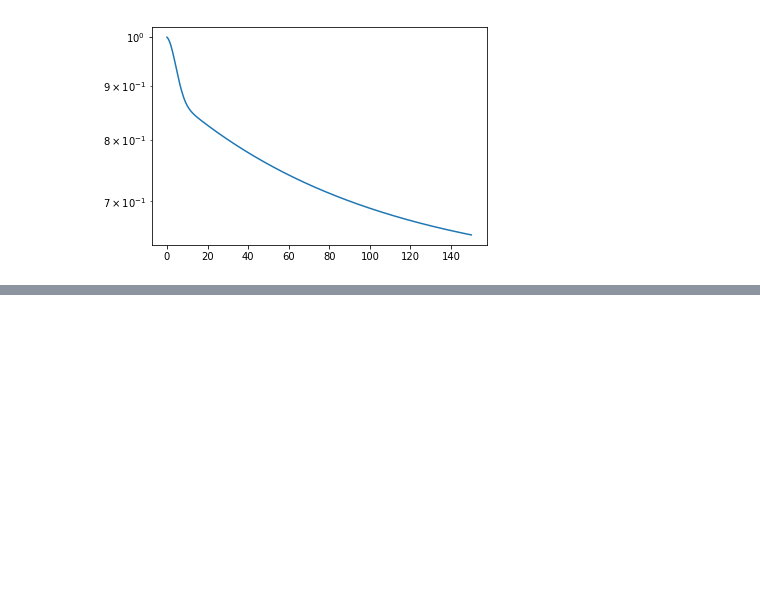
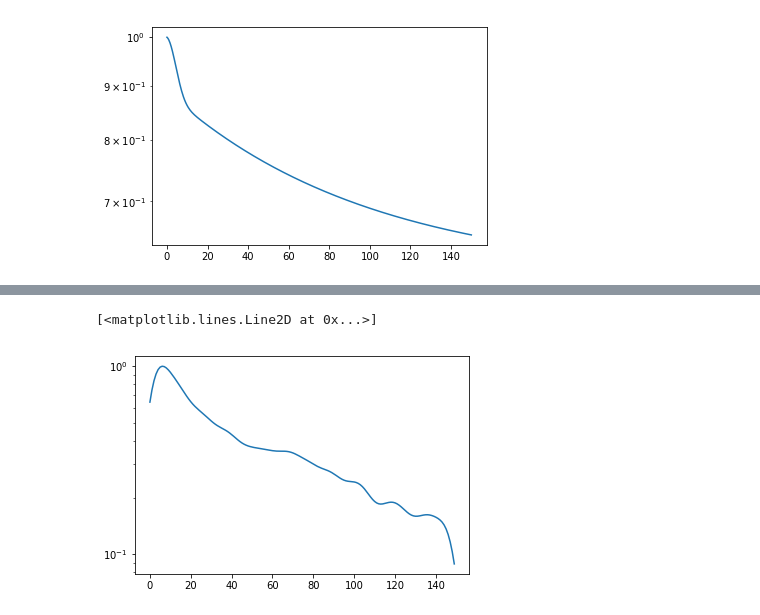
Before and after one commit to matt457/STRAW_analysis, a Jupyter notebook: Photon MC simulation.ipynb, the cells around one changed output, grey strips where cells are left out. Cells and saved outputs as stored; diff of their text form; code cells hidden in the pictures; blank space fills up the shorter version.

```diff
--- a/Photon MC simulation.ipynb
+++ b/Photon MC simulation.ipynb
@@ -233,10 +225,9 @@ def rotate(v,theta,phi):
 #         sDOM distance, and colour of light ('v'/'violet' or 'b'/'blue')
 # Output: photon arrival time (or nan if it gets absorbed)
 
-def photon_propagation(eta,sDOM_dist,c,prob_dist):
+def photon_propagation(eta,sDOM_dist,c,abs_len,scatt_len):
 
-    (scatt_len_array, scatt_len_prob, abs_len_array, abs_len_prob, m_scatt_ang_array, m_scatt_ang_prob,
-     p_scatt_ang_array, p_scatt_ang_prob) = prob_dist
+    #(m_scatt_ang_array, m_scatt_ang_prob, p_scatt_ang_array, p_scatt_ang_prob) = prob_dist
 
     # Initial conditions (origin, moving in +z direction)
     curr_pos = np.array([0, 0, 0]) # [x,y,z] in m
@@ -246,9 +237,9 @@ def photon_propagation(eta,sDOM_dist,c,prob_dist):
     flag = 0 # 0: particle still in motion; 1: particle reached detector; 2: particle absorbed
 
     while True:
-        # Distance to scattering/absorption
-        dist2scatt = np.random.choice(scatt_len_array,p=scatt_len_prob) # m
-        dist2abs = np.random.choice(abs_len_array,p=abs_len_prob) # m
+        # Distance to scattering/absorption (sampled from exponential distribution)
+        dist2scatt = np.random.exponential(scatt_len) # m
+        dist2abs = np.random.exponential(abs_len) # m
 
         # distance to detector
         dist2det = magnitude(destination - curr_pos)
@@ -267,16 +258,18 @@ def photon_propagation(eta,sDOM_dist,c,prob_dist):
             scatt_type = random()
             if scatt_type < eta:
                 # molecular scattering
-                scatt_ang = np.random.choice(m_scatt_ang_array,p=m_scatt_ang_prob)
+                #scatt_ang = np.random.choice(m_scatt_ang_array,p=m_scatt_ang_prob)
+                scatt_ang = np.interp(random(),molecular_cdf,angle_list)
             else:
                 # particulate scattering
-                scatt_ang = np.random.choice(p_scatt_ang_array,p=p_scatt_ang_prob)
+                #scatt_ang = np.random.choice(p_scatt_ang_array,p=p_scatt_ang_prob)
+                scatt_ang = np.interp(random(),particle_cdf,angle_list)
             # angles wrt direction: theta=scatt_ang and phi=2*pi*random()
             scatt_ang = np.radians(scatt_ang)
             phi = 2*pi*random()
             new_direction = rotate(direction,scatt_ang,phi)
             direction = new_direction/magnitude(new_direction) # unit vector (should already be, but just to be safe)
-            # line X = curr_pos + d*direction ; intersection with sphere, at distance d
+            # line: X = curr_pos + d*direction ; intersection with sphere, at distance d
             #d = -np.dot(direction,curr_pos) + np.sqrt(np.dot(direction,curr_pos)**2 - (magnitude(curr_pos)**2 - sDOM_dist**2))
             temp = np.dot(direction,curr_pos)
             d = -temp + np.sqrt(np.power(temp,2) - (np.power(magnitude(curr_pos),2) - np.power(sDOM_dist,2)))
@@ -782,0 +802,12 @@ plt.savefig('Data/POSEIDON1/violet/Optimization/optimized_sim_vs_meas.png',bbox_
+# %%
+plt.semilogy(arr_time)
+
+#ind = np.argmax(arr_time)#
+#sim_data_slice = arr_time[ind:-10] # remove edge effects from convolution
+#x = np.arange(0,len(sim_data_slice)) * bin_size
+#p0 = [10, .02, 3, -.01] # initial parameter guess
+#popt, pcov = curve_fit(gaussian_double_exponential,x,sim_data_slice,p0)
+#print(popt)
+# %% [output]
+[<matplotlib.lines.Line2D at 0x...>]
+[figure, added]
```
Also changed, not shown: parts of 21 cells of this notebook, 5 other files.
